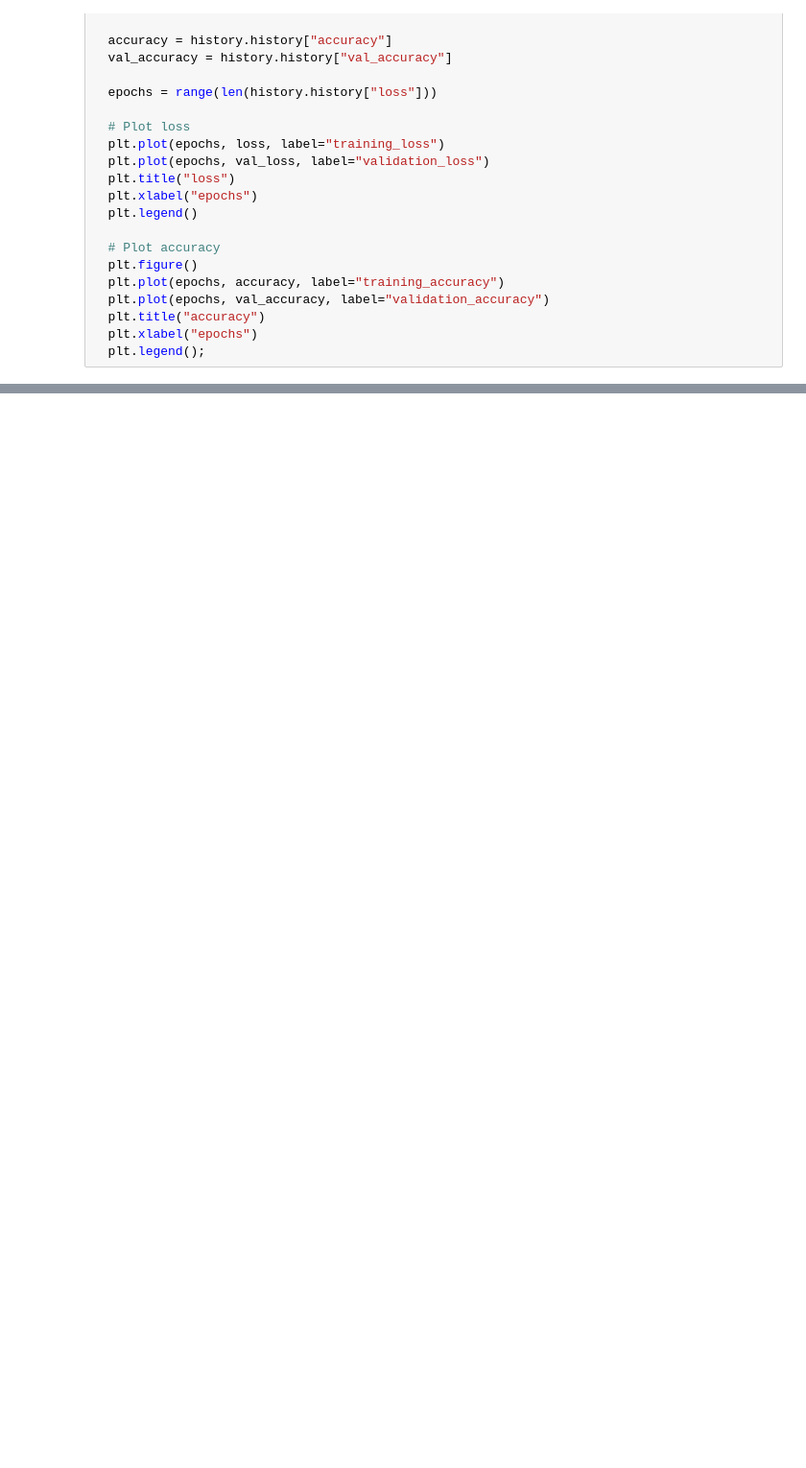
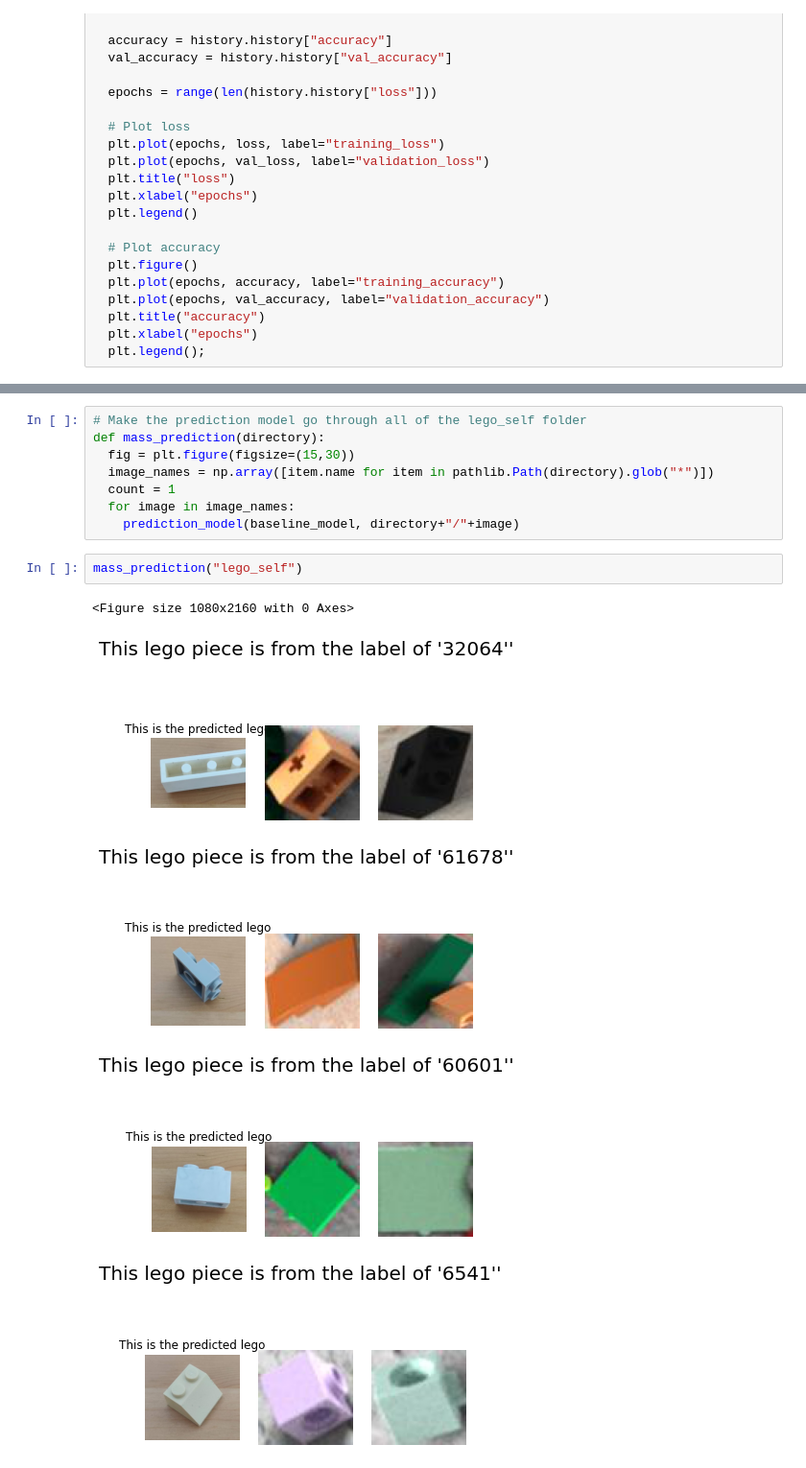
Before and after one commit to LepronlineR/TensorFlow-Projects, a Jupyter notebook: lego_bricks_classification.ipynb, the cells around one changed output, grey strips where cells are left out. Shown at 96% size. Saved outputs shown, nothing was run; the diff lists cells and outputs as text; blank space fills up the shorter version.

```diff
--- a/lego_bricks_classification.ipynb
+++ b/lego_bricks_classification.ipynb
@@ -264,0 +432,16 @@ plot_loss_curves(history_baseline_model)
+# %%
+# Make the prediction model go through all of the lego_self folder
+def mass_prediction(directory):
+  fig = plt.figure(figsize=(15,30))
+  image_names = np.array([item.name for item in pathlib.Path(directory).glob("*")])
+  count = 1
+  for image in image_names:
+    prediction_model(baseline_model, directory+"/"+image)
+# %%
+mass_prediction("lego_self")
+# %% [output]
+<Figure size 1080x2160 with 0 Axes>
+[figure, added]
+[figure, added]
+[figure, added]
+[figure, added]
```
Also changed, not shown: parts of 22 cells of this notebook.
